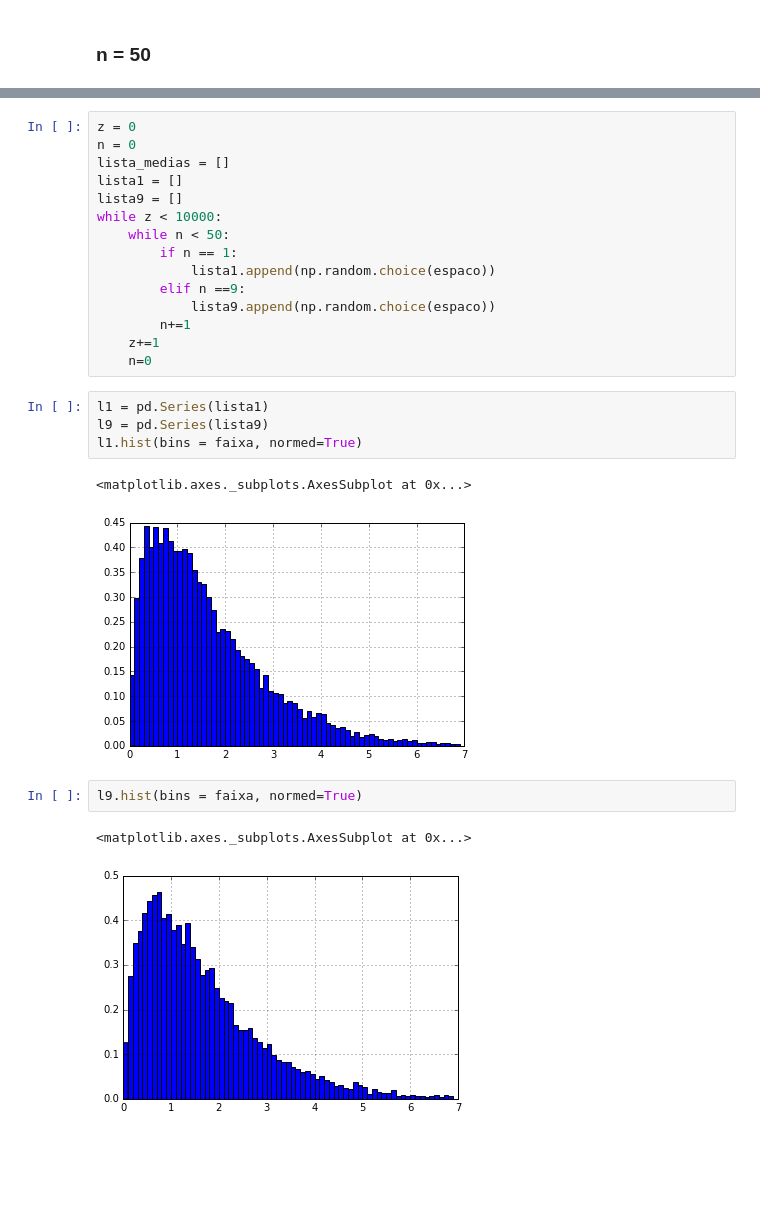
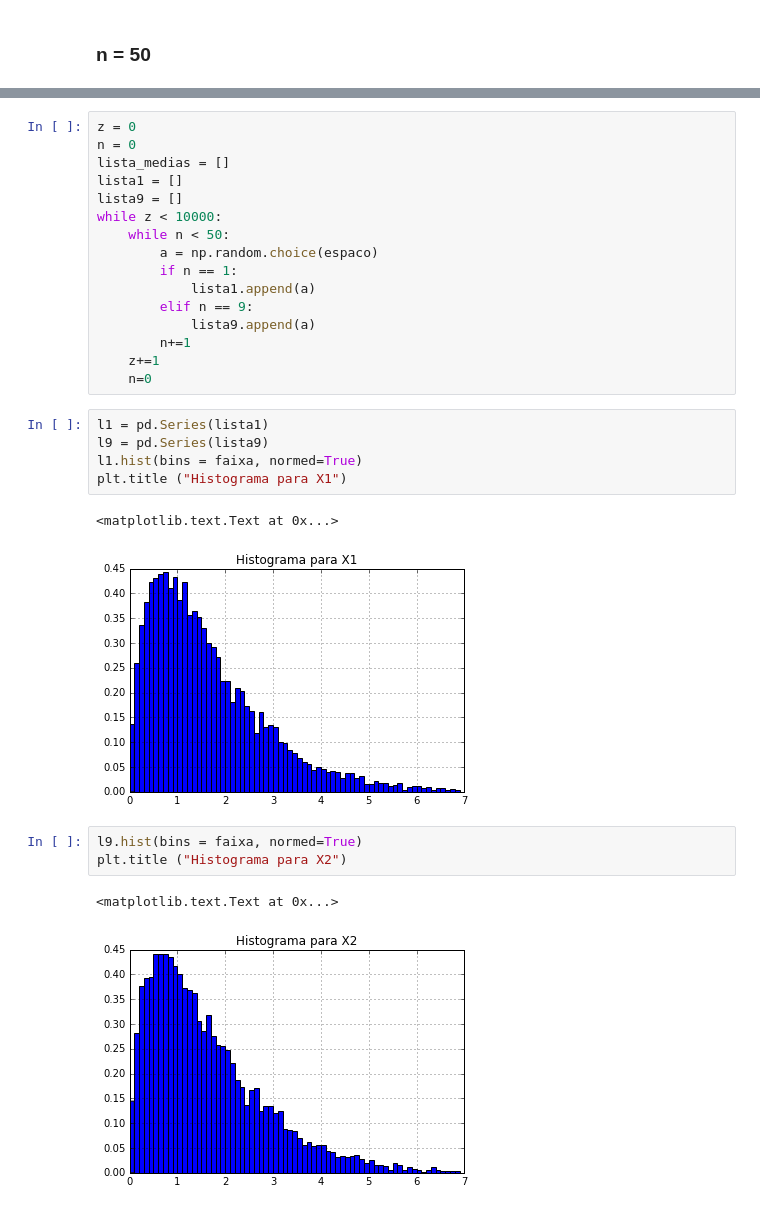
Before and after one commit to matheuscgc/CD, a Jupyter notebook: Miniprojeto-2/MINIPROJETO 2.ipynb, the cells around one changed output, grey strips where cells are left out. Drawn from its saved outputs; the diff is of its cells as text; blank space fills up the shorter version.

```diff
--- a/Miniprojeto-2/MINIPROJETO 2.ipynb
+++ b/Miniprojeto-2/MINIPROJETO 2.ipynb
@@ -162,10 +189,11 @@ lista1 = []
 lista9 = []
 while z < 10000:
     while n < 50:
+        a = np.random.choice(espaco)
         if n == 1:
-            lista1.append(np.random.choice(espaco))
-        elif n ==9:
-            lista9.append(np.random.choice(espaco))
+            lista1.append(a)
+        elif n == 9:
+            lista9.append(a)
         n+=1
     z+=1
     n=0
@@ -173,11 +201,13 @@ while z < 10000:
 l1 = pd.Series(lista1)
 l9 = pd.Series(lista9)
 l1.hist(bins = faixa, normed=True)
+plt.title ("Histograma para X1")
 # %% [output]
-<matplotlib.axes._subplots.AxesSubplot at 0x...>
+<matplotlib.text.Text at 0x...>
-[figure, old version]
+[figure, new version]
 # %%
 l9.hist(bins = faixa, normed=True)
+plt.title ("Histograma para X2")
 # %% [output]
-<matplotlib.axes._subplots.AxesSubplot at 0x...>
+<matplotlib.text.Text at 0x...>
-[figure, old version]
+[figure, new version]
```
Also changed, not shown: parts of 31 cells of this notebook.
